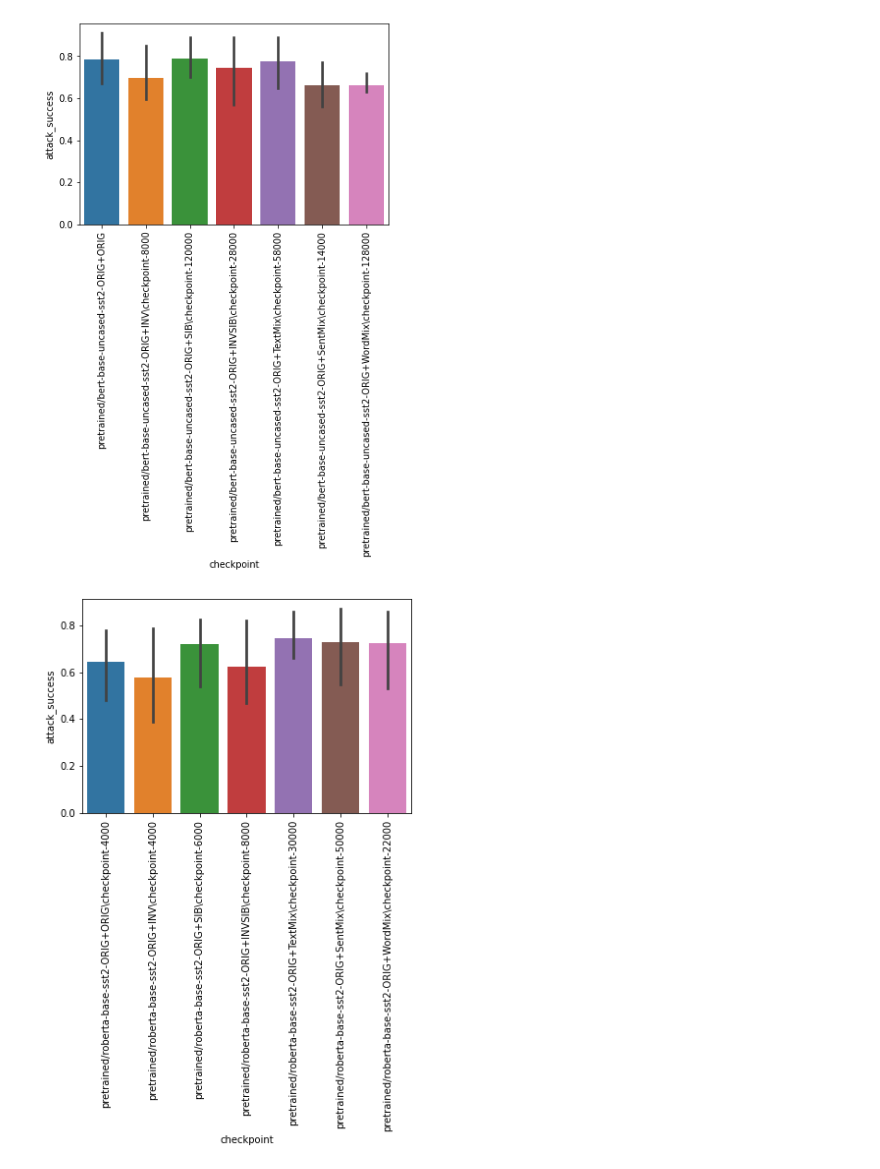
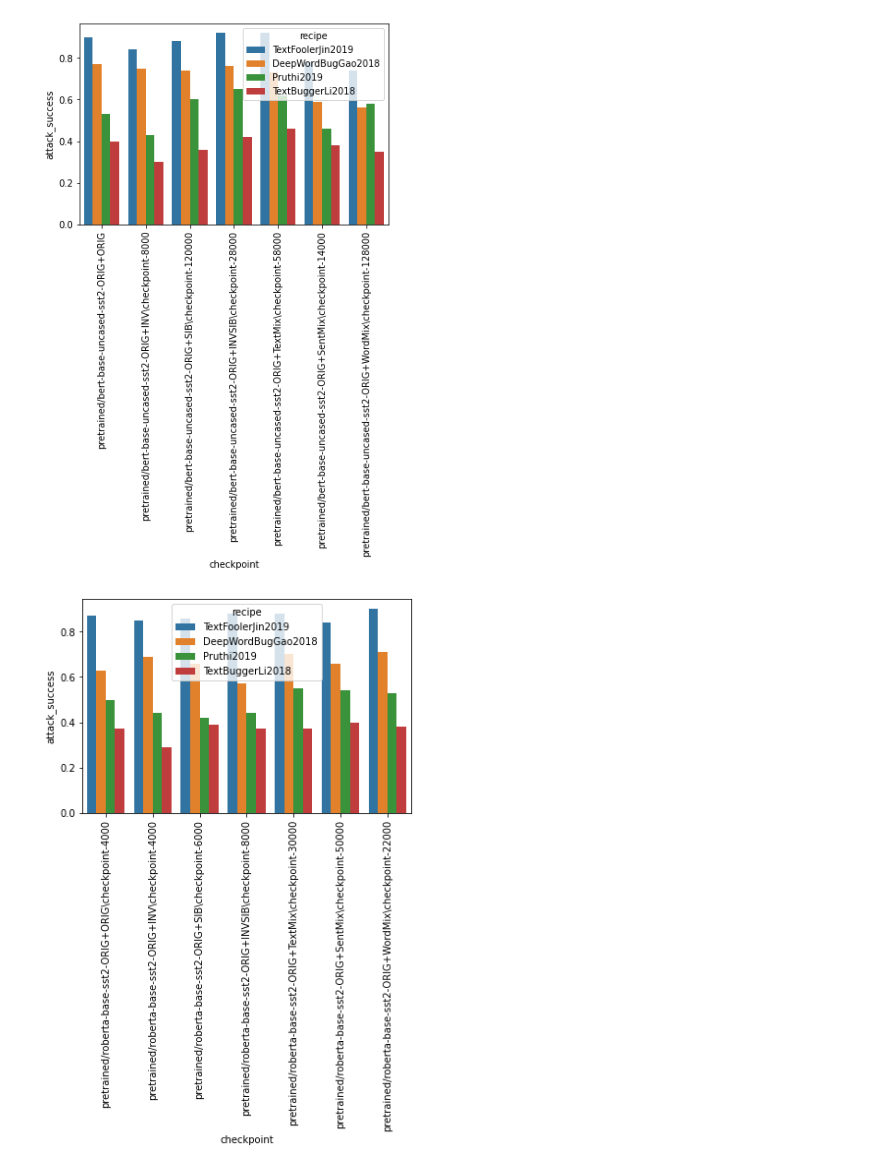
Before and after one commit to asakhala921/Sibyl_eval, a Jupyter notebook: adv_robustness.ipynb, the cells around one changed output. Saved outputs shown, nothing was run; the diff lists cells and outputs as text; code cells hidden in the pictures.

```diff
--- a/adv_robustness.ipynb
+++ b/adv_robustness.ipynb
@@ -46,7 +46,7 @@ num_examples = 100
 
 MODEL_NAMES = ['bert-base-uncased', 'roberta-base', 'xlnet-base-cased']
 ts = ['ORIG', 'INV', 'SIB', 'INVSIB', 'TextMix', 'SentMix', 'WordMix']
-recipes = [TextFoolerJin2019, DeepWordBugGao2018, Pruthi2019]
+recipes = [TextFoolerJin2019, DeepWordBugGao2018, Pruthi2019, TextBuggerLi2018]
 
 results = []
 
@@ -150,9 +148,9 @@ df.to_csv('adv_attack_sst2.csv')
 # %%
 for MODEL_NAME in MODEL_NAMES:
     idx = df['checkpoint'].str.contains(MODEL_NAME)
-    g = sns.barplot(data=df[idx], x="checkpoint", y="attack_success")
+    g = sns.barplot(data=df[idx], x="checkpoint", y="attack_success", hue='recipe')
     g.set_xticklabels(g.get_xticklabels(), rotation=90)
     plt.show()
 # %% [output]
-[figure, old version]
+[figure, new version]
-[figure, old version]
+[figure, new version]
```
Also changed, not shown: parts of 6 cells of this notebook, 1 other file.
